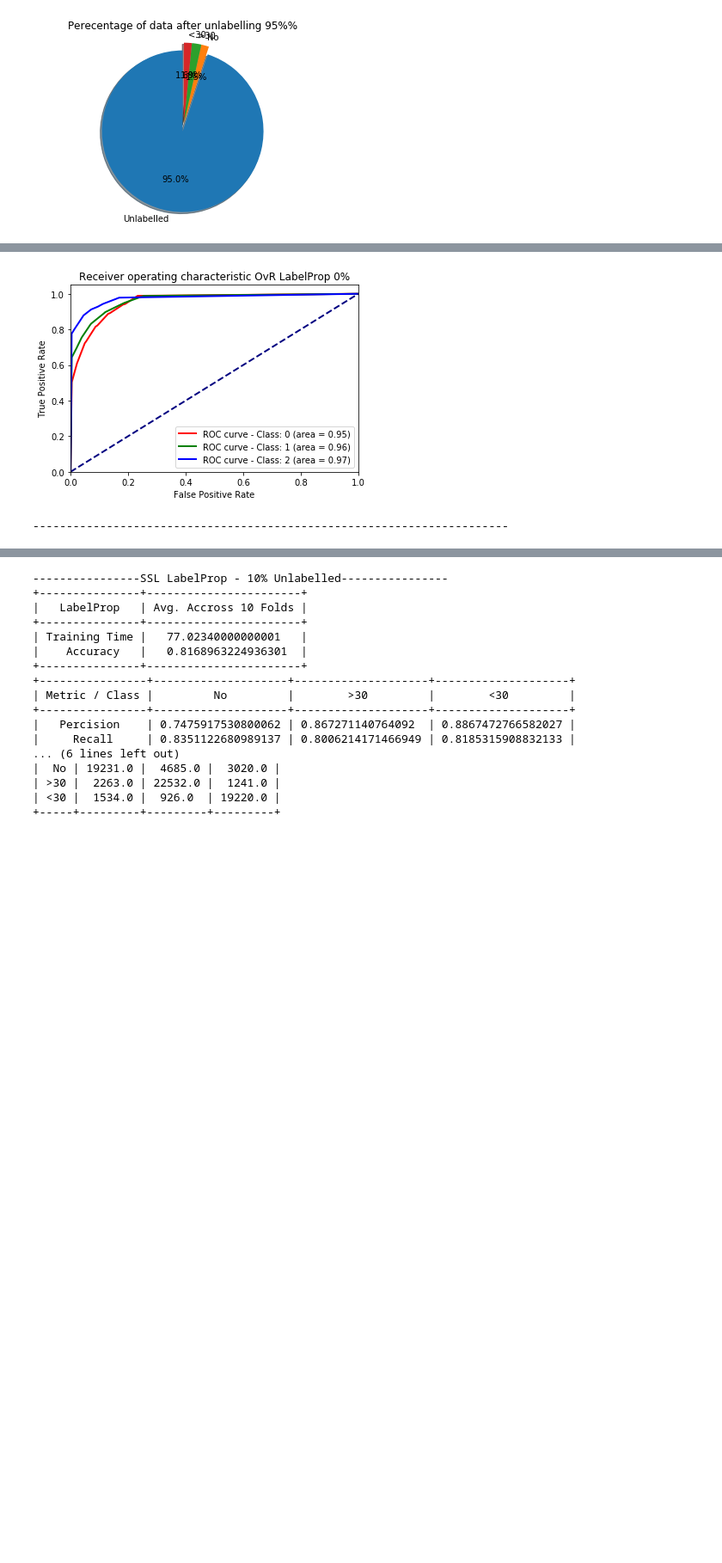
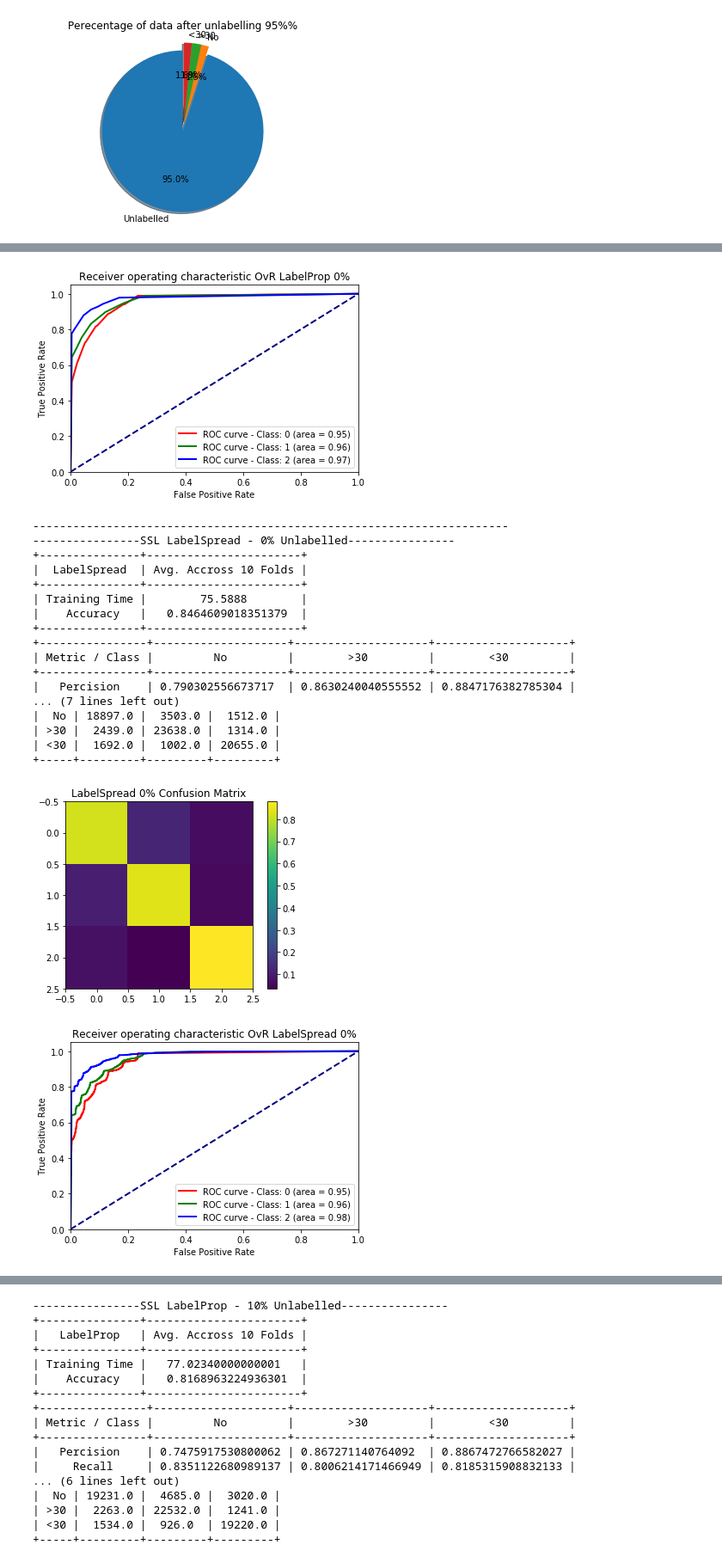
Before and after one commit to YahyaAlaaMassoud/CSI5155---Project-Fall-2020, a Jupyter notebook: SSL.ipynb, the cells around one changed output, grey strips where cells are left out. Shown at 86% size. Drawn from its saved outputs; the diff is of its cells as text; code cells hidden in the pictures; blank space fills up the shorter version.

```diff
--- a/SSL.ipynb
+++ b/SSL.ipynb
@@ -402,7 +148,7 @@ plot_roc(labelSpread_metrics_0, data_classes_15, cls2clr, 'LabelSpread 0%')
 
 print('-----------------------------------------------------------------------')
 
-tables, selftrain_metrics_0 = trainer.train_model(model_name='SelfTrain', unlabelled_ratio=0.0)
+tables, selftrain_metrics_0 = trainer.train_model(model_name='XTrees')
 table1, table2, conf_mat, conf_mat_norm = tables
 print('----------------SSL SelfTrain - 0% Unlabelled----------------')
 print(table1)
@@ -419,15 +165,33 @@ plot_roc(selftrain_metrics_0, data_classes_15, cls2clr, 'SelfTrain 0%')
 |    Accuracy   |   0.8492605872677729  |
 +---------------+-----------------------+
 +----------------+--------------------+--------------------+--------------------+
 | Metric / Class |         No         |        >30         |        <30         |
 +----------------+--------------------+--------------------+--------------------+
 |   Percision    | 0.7906912379399987 | 0.8663099999081758 | 0.8902204130720006 |
 |     Recall     | 0.827296715310706  | 0.843015801479787  | 0.8782846265365014 |
 ... (6 lines left out)
 |  No | 19051.0 |  3481.0 |  1563.0 |
 | >30 |  2368.0 | 23725.0 |  1295.0 |
 | <30 |  1609.0 |  937.0  | 20623.0 |
 +-----+---------+---------+---------+
 [figure]
 [figure]
 -----------------------------------------------------------------------
+----------------SSL LabelSpread - 0% Unlabelled----------------
++---------------+-----------------------+
+|  LabelSpread  | Avg. Accross 10 Folds |
++---------------+-----------------------+
+| Training Time |        75.5888        |
+|    Accuracy   |   0.8464609018351379  |
++---------------+-----------------------+
++----------------+--------------------+--------------------+--------------------+
+| Metric / Class |         No         |        >30         |        <30         |
++----------------+--------------------+--------------------+--------------------+
+|   Percision    | 0.790302556673717  | 0.8630240040555552 | 0.8847176382785304 |
+... (7 lines left out)
+|  No | 18897.0 |  3503.0 |  1512.0 |
+| >30 |  2439.0 | 23638.0 |  1314.0 |
+| <30 |  1692.0 |  1002.0 | 20655.0 |
++-----+---------+---------+---------+
+[figure, added]
+[figure, added]
```
Also changed, not shown: parts of 3 cells of this notebook, 1 other file.
